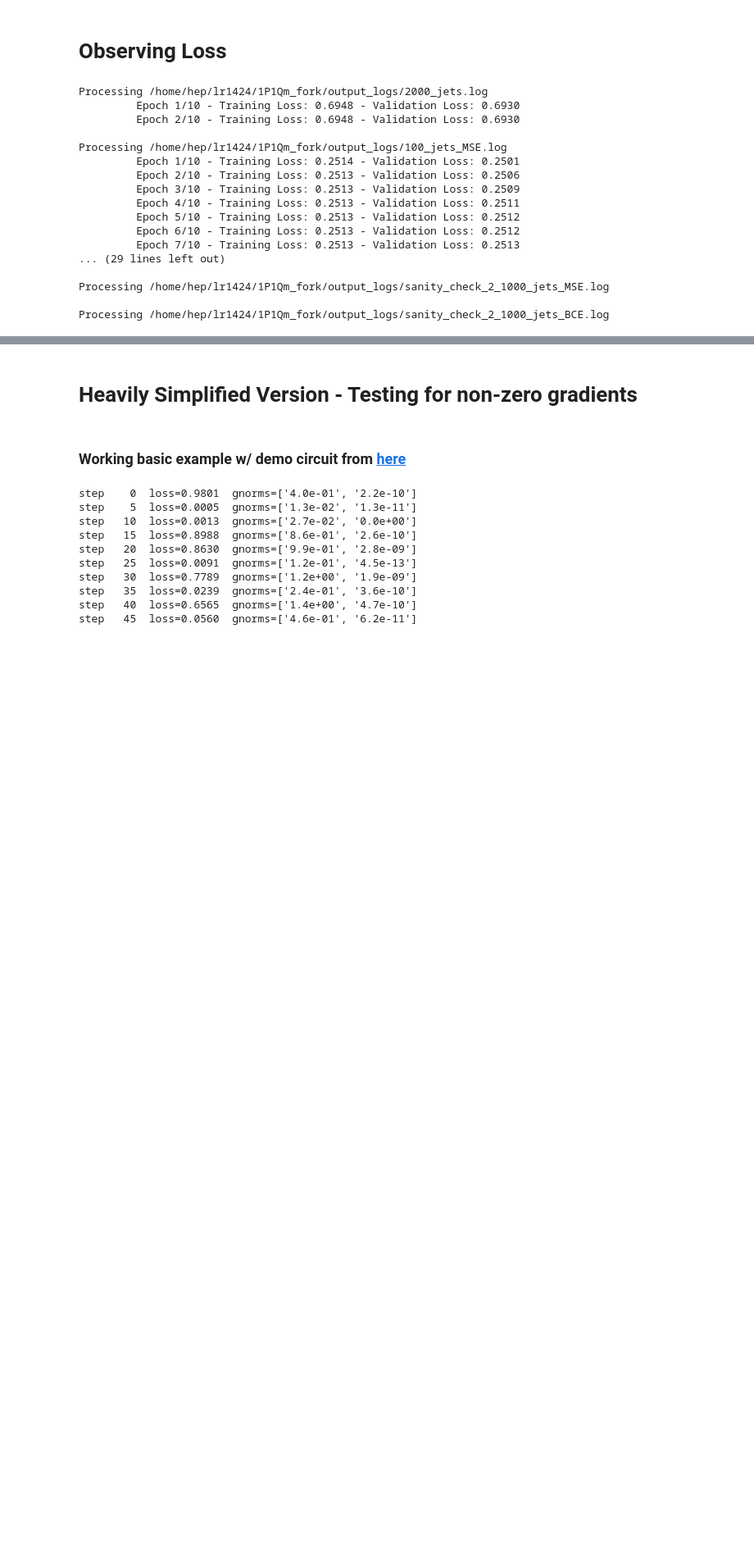
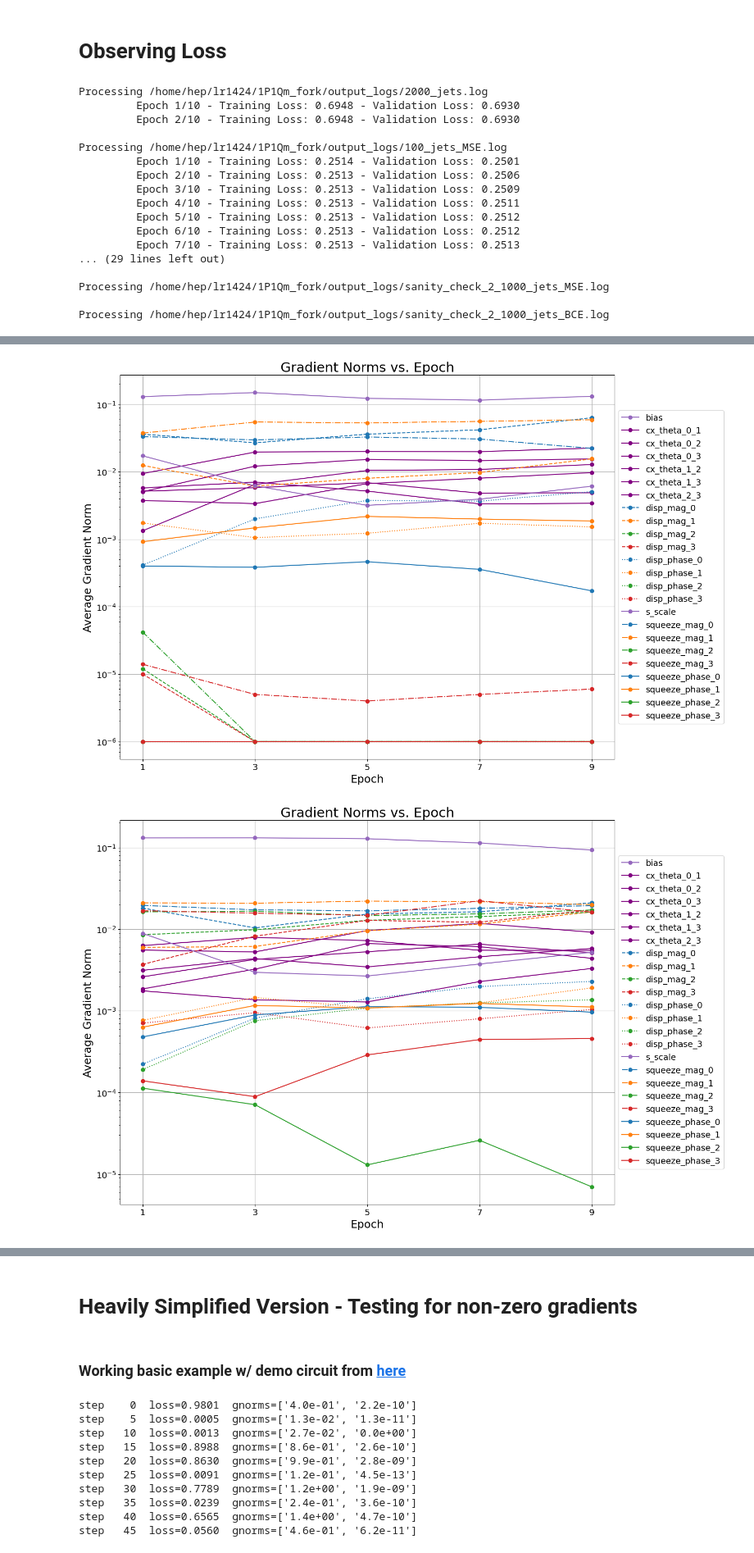
Before and after one commit to Lrozzy/1P1Qm_SF, a Jupyter notebook: sandbox.ipynb, the cells around one changed output, grey strips where cells are left out. Shown: that part at 82% size. Cells and saved outputs as stored; diff of their text form; code cells hidden in the pictures; blank space fills up the shorter version.

Commit message:
Added gradient plotting from log file of cli-tests

```diff
--- a/sandbox.ipynb
+++ b/sandbox.ipynb
@@ -110,3 +110,22 @@ Processing /home/hep/lr1424/1P1Qm_fork/output_logs/100_jets_MSE.log
 Processing /home/hep/lr1424/1P1Qm_fork/output_logs/sanity_check_2_1000_jets_MSE.log
 
 Processing /home/hep/lr1424/1P1Qm_fork/output_logs/sanity_check_2_1000_jets_BCE.log
+# %%
+import re
+
+log_file = "/rds/general/user/lr1424/home/1P1Qm_SF/sf_refactor/sf_main_logs/4_photons_mini.log"
+pattern = re.compile(
+    r"Epoch\s+(\d+)/(\d+)\s+-\s+Training Loss:\s+([\d.]+)\s+-\s+Validation Loss:\s+([\d.]+)\s+-\s+Validation AUC:\s+([\d.]+)"
+)
+
+with open(log_file, "r") as f:
+    f = f.readlines()
+    f = [line.strip() for line in f if line.strip()]  # Remove empty lines
+    for i, line in enumerate(f):
+        match = pattern.search(line)
+        if match:
+            epoch, total_epochs, train_loss, val_loss, val_auc = match.groups()
+            print(
+                f"Epoch {epoch}/{total_epochs} - Training Loss: {train_loss} - Validation Loss: {val_loss} - Validation AUC: {val_auc}"
+            )
+    print(f[-1])
@@ -113,3 +257,23 @@ Processing /home/hep/lr1424/1P1Qm_fork/output_logs/sanity_check_2_1000_jets_BCE.
+# %%
+# Specify the path to your log file here
+log_file_path = 'sf_refactor/sf_main_logs/2_photons_mini.log'
+
+# Parse the log file
+gradient_data = parse_gradient_norms(log_file_path)
+
+# Plot the results
+plot_all_variable_norms(gradient_data)
+# Specify the path to your 4_photons_mini log file
+log_file_path = 'sf_refactor/sf_main_logs/4_photons_mini.log'
+
+# Parse the log file
+gradient_data = parse_gradient_norms(log_file_path)
+
+# Plot the results
+plot_all_variable_norms(gradient_data)
+# %% [output]
+[figure, added]
+[figure, added]
 # %%
 import strawberryfields as sf
 import tensorflow as tf
```
Also changed, not shown: parts of 5 cells of this notebook.
